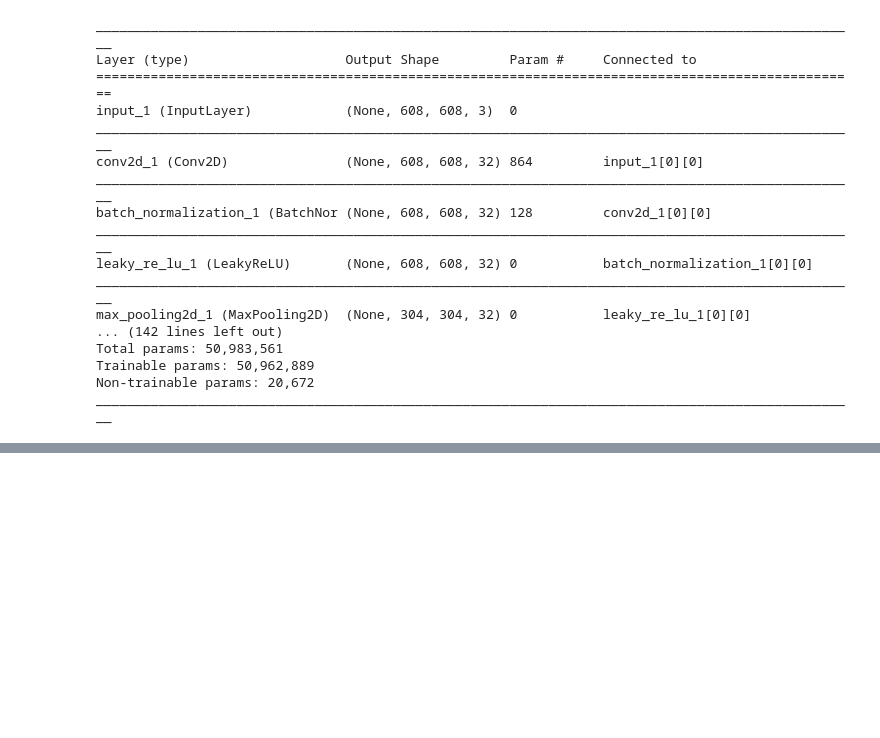
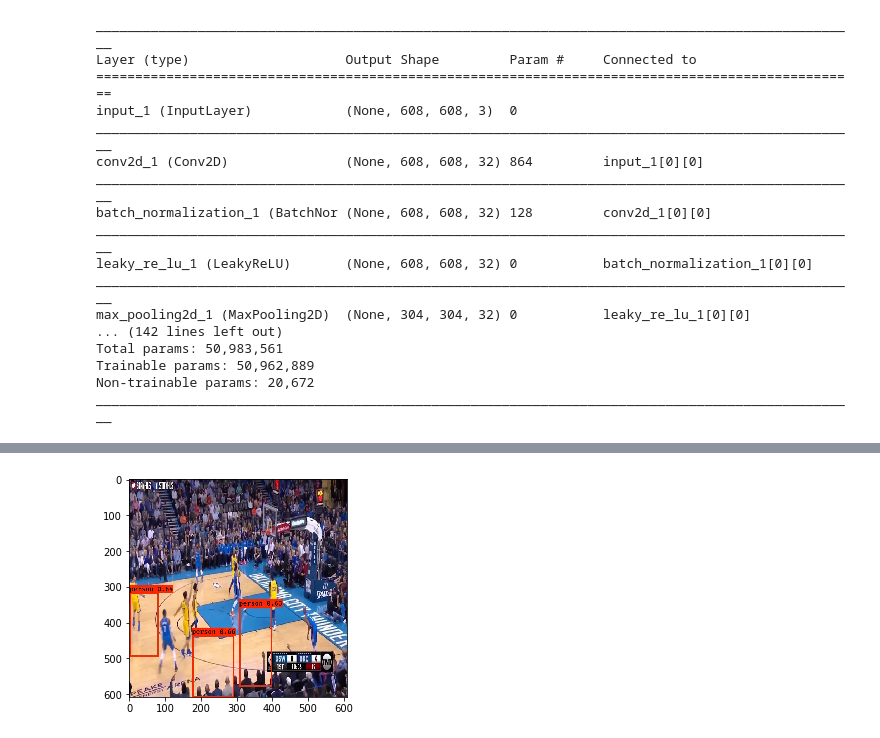
Before and after one commit to callaunchpad/yolo, a Jupyter notebook: YOLO_example/YOLO+object+detection+autonomous+driving.ipynb, the cells around one changed output, grey strips where cells are left out. Saved outputs shown, nothing was run; the diff lists cells and outputs as text; code cells hidden in the pictures; blank space fills up the shorter version.

```diff
--- a/YOLO_example/YOLO+object+detection+autonomous+driving.ipynb
+++ b/YOLO_example/YOLO+object+detection+autonomous+driving.ipynb
@@ -174,7 +174,7 @@ yolo_outputs = yolo_head(yolo_model.output, anchors, len(class_names))
 # %%
 scores, boxes, classes = yolo_eval(yolo_outputs, image_shape)
 # %%
-def predict(sess, image_file):
+def predict(sess, image, image_data, frame_num): #image_file):
     """
     Runs the graph stored in sess to predict boxes for image_file. Prints and plots the preditions.
 
@@ -188,19 +188,20 @@ def predict(sess, image_file):
     out_classes -- tensor of shape (None, ), class index of the predicted boxes
 
     """
-    image, image_data = preprocess_image("images/" + image_file, model_image_size = (608, 608)) #608, 608
+    #image, image_data = preprocess_image("images/" + image_file, model_image_size = (608, 608)) #608, 608
 #     from PIL import Image
 #     imshow(Image.fromarray(image_data[0], 'RGB'))
 #     plt.figure()
 #     print(image_data.shape)
+    img_output_file = str(frame_num) + ".jpg"
     out_scores, out_boxes, out_classes = sess.run([scores, boxes, classes], feed_dict={yolo_model.input: image_data, K.learning_phase(): 0})
-    print('Found {} boxes for {}'.format(len(out_boxes), image_file))
+    print('Found {} boxes for {}'.format(len(out_boxes), img_output_file))
     colors = generate_colors(class_names)
     draw_boxes(image, out_scores, out_boxes, out_classes, class_names, colors)
-    image.save(os.path.join("out", image_file), quality=90)
-    output_image = scipy.misc.imread(os.path.join("out", image_file))
+    image.save(os.path.join("out", img_output_file), quality=90)
+    output_image = scipy.misc.imread(os.path.join("out", img_output_file))
     imshow(output_image)
 
     return out_scores, out_boxes, out_classes
 # %%
-out_scores, out_boxes, out_classes = predict(sess, "test2.png")
+#out_scores, out_boxes, out_classes = predict(sess, "test2.png")
@@ -212,0 +208,68 @@ Use ``imageio.imread`` instead.
+# %%
+import os
+import cv2
+import time
+import argparse
+import multiprocessing
+import numpy as np
+import tensorflow as tf
+from keras import backend as K
+from keras.layers import Input, Lambda, Conv2D
+from keras.models import load_model, Model
+
+from PIL import Image, ImageDraw, ImageFont
+
+CWD_PATH = os.getcwd()
+
+#NUMWORKERS = 2
+FILENAME = '../videos/bball2.mp4'
+
+IMAGE_WIDTH = 608
+IMAGE_HEIGHT = 608
+FRAME_GAP = 20
+BUFFER_SIZE = 4
+
+global OBJECTS_LIST
+OBJECTS_LIST = []
+
+#TODO Fill out actual main items
+if __name__ == '__main__':
+    print("Running main")
+
+    cap = cv2.VideoCapture(FILENAME)
+    frame_num = 0
+    image_buffer = []
+
+    while(cap.isOpened()):
+        print("Video Frame ", frame_num)
+        ret, frame = cap.read()
+        if frame is None:
+            break
+        if frame_num % FRAME_GAP == 0:
+            #add a frame to the current buffer
+            frame_rgb = cv2.cvtColor(frame, cv2.COLOR_BGR2RGB)
+            frame_rgb = cv2.resize(frame_rgb, (IMAGE_WIDTH, IMAGE_HEIGHT))
+            image = Image.fromarray(frame_rgb)     #image = Image.open("images/test2.png")#
+#             pix = np.array(image.getdata())
+#             image = cv2.resize(pix, (IMAGE_WIDTH, IMAGE_HEIGHT))
+            model_image_size = (608, 608)
+#             1, 1080, 1920, 3
+            resized_image = image
+            #resized_image = image.resize(tuple(reversed(model_image_size)), Image.BICUBIC)
+            image_data = np.array(resized_image, dtype='float32')
+            image_data /= 255.
+            image_data = np.expand_dims(image_data, 0)
+            out_scores, out_boxes, out_classes = predict(sess, image, image_data, frame_num)
+            print(out_boxes)
+            #image_buffer.append(frame_rgb)
+#         if len(image_buffer) == BUFFER_SIZE:
+#             print("pushing buffer")
+#             #THIS IS WHERE WE DO STUFF WITH A FULL BUFFER
+#             #val = run_detection_on_buffer(image_buffer)
+#             #print(val)
+#             #EMPTY BUFFER
+#             image_buffer = []
+        frame_num += 1
+
+    cap.release()
+# %% [output]
@@ -212,0 +300 @@ Use ``imageio.imread`` instead.
+[figure, added]
```
Also changed, not shown: parts of 2 cells of this notebook, 28 other files.
